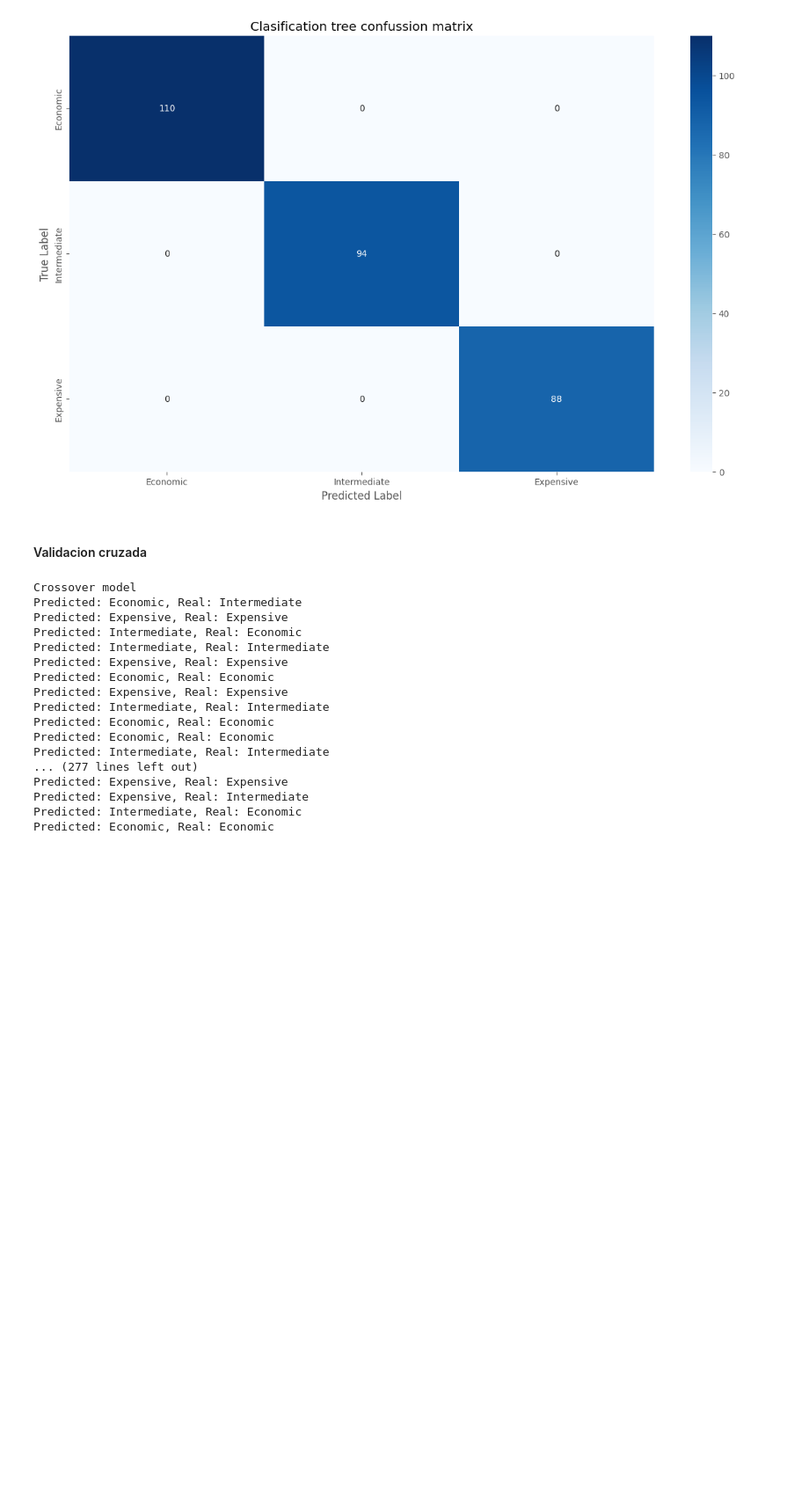
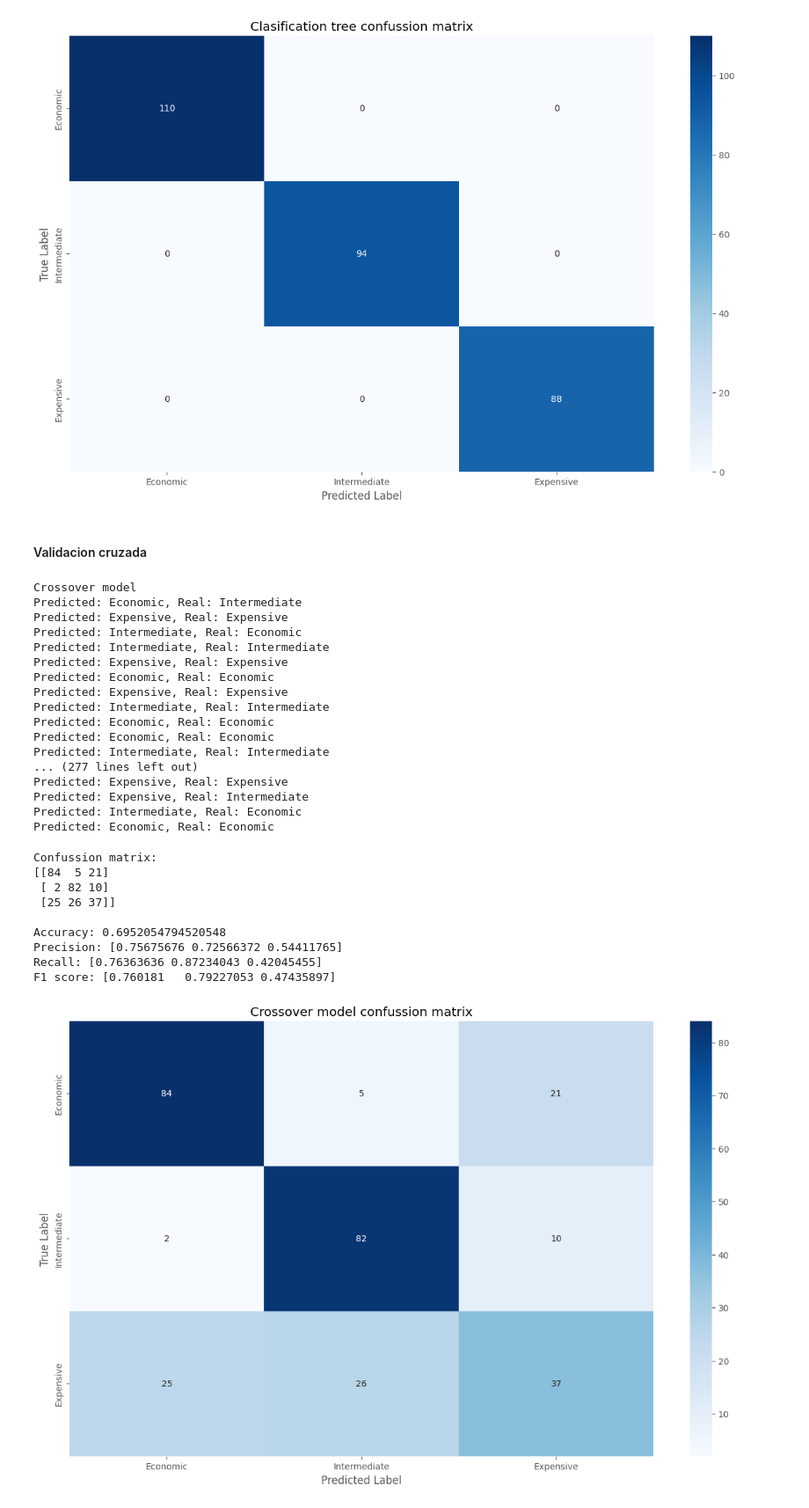
Before and after one commit to DannyEst6109/HT4-DataMining, a Jupyter notebook: lab4.ipynb, the cells around one changed output. Shown at 88% size. Saved outputs shown, nothing was run; the diff lists cells and outputs as text; code cells hidden in the pictures; blank space fills up the shorter version.

```diff
--- a/lab4.ipynb
+++ b/lab4.ipynb
@@ -177,3 +177,47 @@ Predicted: Expensive, Real: Expensive
 Predicted: Expensive, Real: Intermediate
 Predicted: Intermediate, Real: Economic
 Predicted: Economic, Real: Economic
+# %%
+# Predecir etiquetas para los datos de prueba
+crossoverModel_pred = crossoverModel.predict(X_test)
+
+# Instanciar matriz de confusión
+confussionMatrix = confusion_matrix(y_test, crossoverModel_pred)
+
+# Calcular metricas de evaluacion de la matriz de confusion
+accuracy = accuracy_score(y_test, crossoverModel_pred)
+precision = precision_score(y_test, crossoverModel_pred, average=None)
+recall = recall_score(y_test, crossoverModel_pred, average=None)
+f1 = f1_score(y_test, crossoverModel_pred, average=None)
+
+# Mostrar resultados
+print(f"Confussion matrix: \n{confussionMatrix}\n")
+print(f"Accuracy: {format(accuracy)}")
+print(f"Precision: {format(precision)}")
+print(f"Recall: {format(recall)}")
+print(f"F1 score: {format(f1)}")
+
+# Visualizar la matriz de confusión
+sb.heatmap(
+  confussionMatrix,
+  annot=True,
+  cmap="Blues",
+  fmt="d",
+  xticklabels=['Economic', 'Intermediate', 'Expensive'],
+  yticklabels=['Economic', 'Intermediate', 'Expensive']
+)
+plt.title('Crossover model confussion matrix')
+plt.xlabel('Predicted Label')
+plt.ylabel('True Label')
+plt.show()
+# %% [output]
+Confussion matrix:
+[[84  5 21]
+ [ 2 82 10]
+ [25 26 37]]
+
+Accuracy: 0.6952054794520548
+Precision: [0.75675676 0.72566372 0.54411765]
+Recall: [0.76363636 0.87234043 0.42045455]
+F1 score: [0.760181   0.79227053 0.47435897]
+[figure, added]
```
Also changed, not shown: parts of 1 cell of this notebook.
